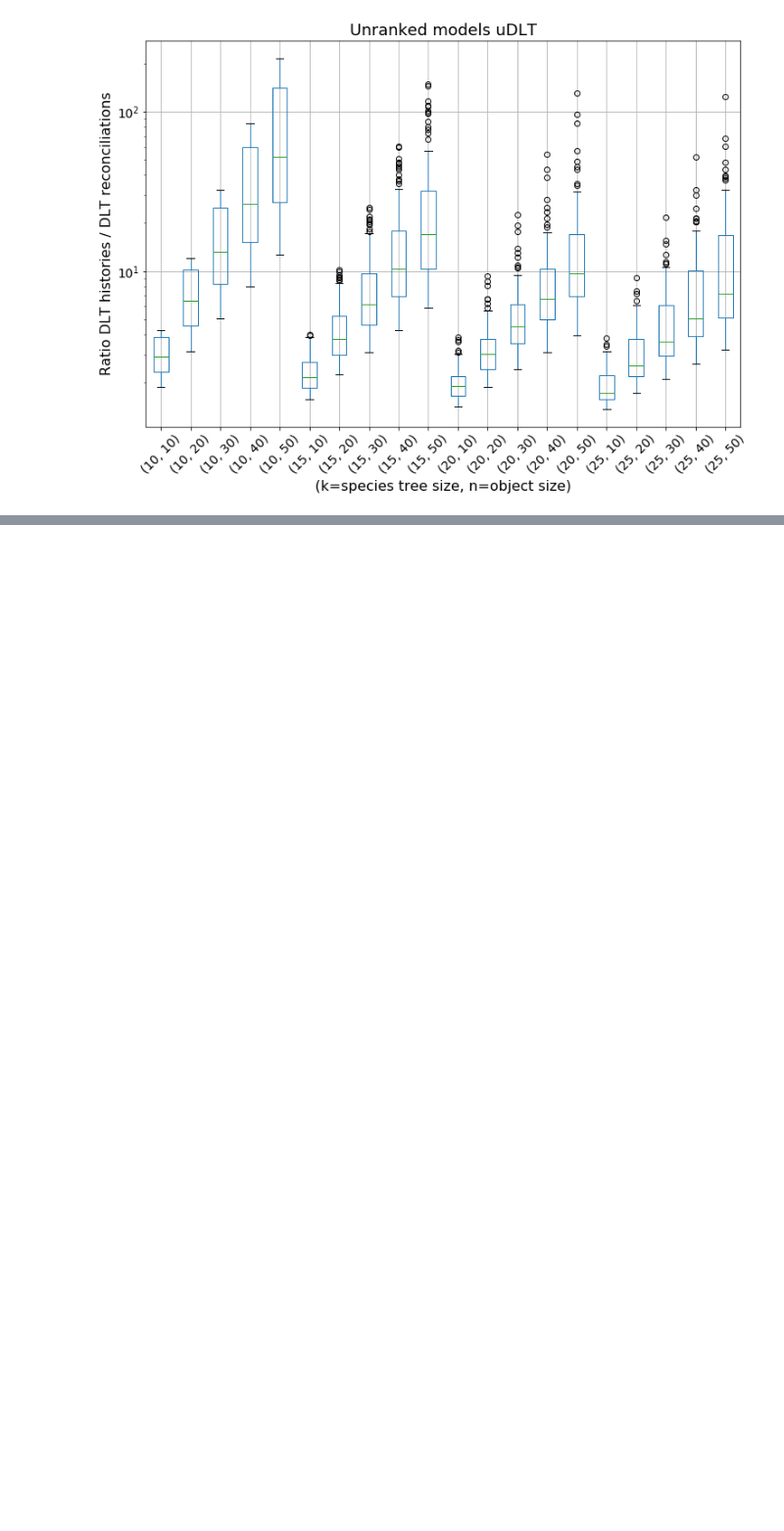
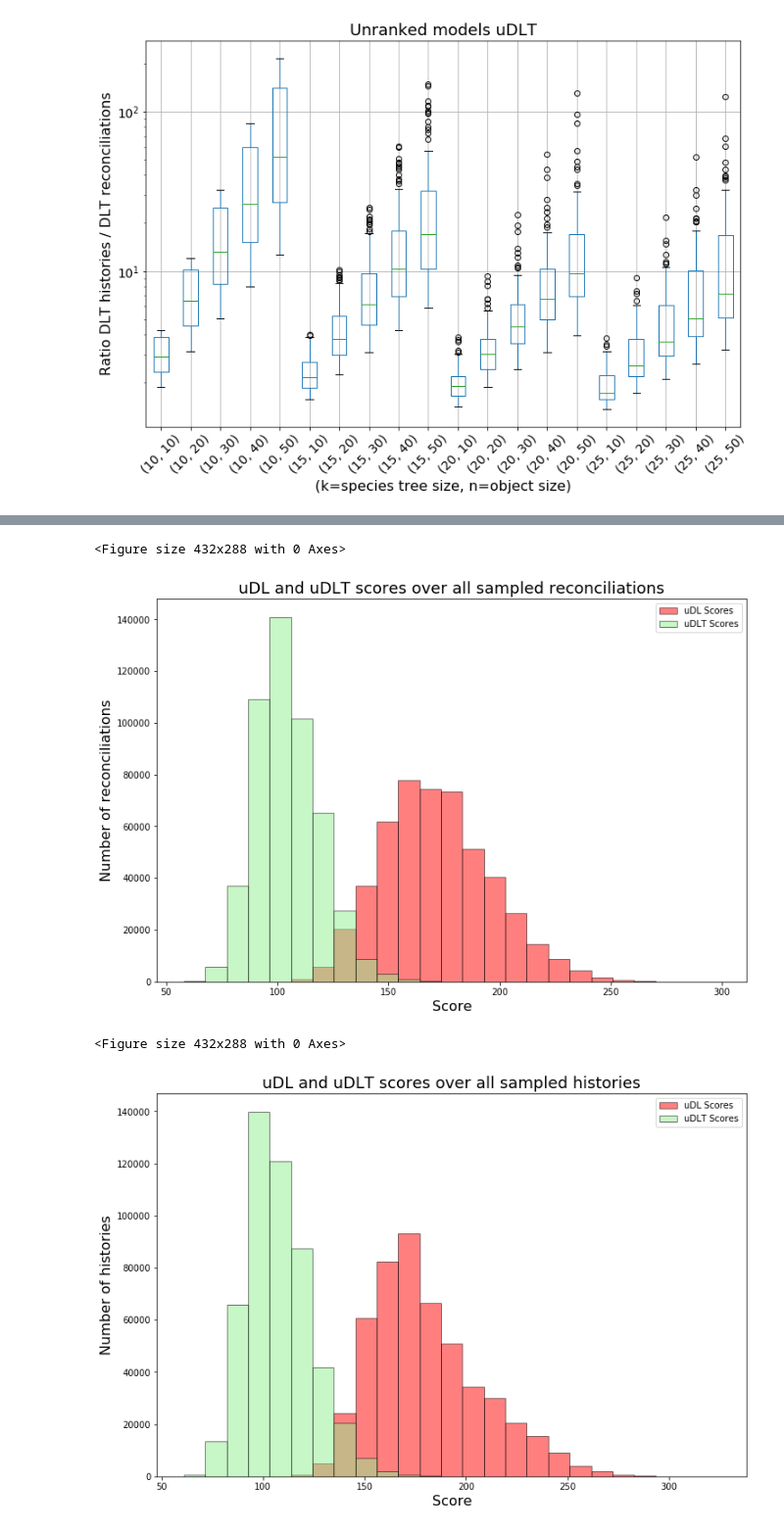
Before and after one commit to cchauve/DLT-Histories, a Jupyter notebook: exp/20-11-2019-Reconciliations/doc/NB1.ipynb, the cells around one changed output, grey strips where cells are left out. Shown at 98% size. Saved outputs shown, nothing was run; the diff lists cells and outputs as text; code cells hidden in the pictures; blank space fills up the shorter version.

Commit message:
sampling notebook and results

```diff
--- a/exp/20-11-2019-Reconciliations/doc/NB1.ipynb
+++ b/exp/20-11-2019-Reconciliations/doc/NB1.ipynb
@@ -47,6 +47,7 @@ N_LIST = [n for n in range(N_MIN,N_MAX+1)]
 PREFIX_UNRANKED    = '../results/unranked'
 PREFIX_RANKED      = '../results/ranked'
 PREFIX_TREES       = '../results/trees'
+PREFIX_SCORES      = '../results/samples'
 # Rankings
 R_MAX  = 10
 R_LIST = [r for r in range(1,R_MAX+1)]
@@ -305,0 +336,5 @@ plt.show()
+# %%
+SCORES_H_16_30_uDL  = read_scores(16,30,'UDL','H',10000)
+SCORES_H_16_30_uDLT = read_scores(16,30,'UDLT','H',10000)
+SCORES_R_16_30_uDL  = read_scores(16,30,'UDL','R',10000)
+SCORES_R_16_30_uDLT = read_scores(16,30,'UDLT','R',10000)
@@ -305,0 +393,35 @@ plt.show()
+# %%
+bins_R_SCORES = np.linspace(min(min(SCORES_R_uDL),min(SCORES_R_uDLT)),max(max(SCORES_R_uDL),max(SCORES_R_uDLT)),NB_BINS)
+
+plt.figure()
+fig = plt.figure(figsize=(12,8))
+ax  = fig.add_subplot(111)
+plt.title('uDL and uDLT scores over all sampled reconciliations', fontsize=14)
+_ = plt.hist(SCORES_R_uDL, bins=bins_R_SCORES, ec='black', color='red', label='uDL Scores', alpha=0.5)
+_ = plt.hist(SCORES_R_uDLT, bins=bins_R_SCORES, ec='black', color='lightgreen', label='uDLT Scores', alpha=0.5)
+ax.title.set_size(18)
+plt.legend(loc='upper right')
+ax.set_xlabel('Score', fontsize=16)
+ax.set_ylabel('Number of reconciliations', fontsize=16)
+plt.savefig('figures/Scores_R_16_30_uDL_uDLT.png')
+plt.show()
+
+bins_H_SCORES = np.linspace(min(min(SCORES_H_uDL),min(SCORES_H_uDLT)),max(max(SCORES_H_uDL),max(SCORES_H_uDLT)),NB_BINS)
+
+plt.figure()
+fig = plt.figure(figsize=(12,8))
+ax  = fig.add_subplot(111)
+plt.title('uDL and uDLT scores over all sampled histories', fontsize=14)
+_ = plt.hist(SCORES_H_uDL, bins=bins_H_SCORES, ec='black', color='red', label='uDL Scores', alpha=0.5)
+_ = plt.hist(SCORES_H_uDLT, bins=bins_H_SCORES, ec='black', color='lightgreen', label='uDLT Scores', alpha=0.5)
+ax.title.set_size(18)
+plt.legend(loc='upper right')
+ax.set_xlabel('Score', fontsize=16)
+ax.set_ylabel('Number of histories', fontsize=16)
+plt.savefig('figures/Scores_H_16_30_uDL_uDLT.png')
+plt.show()
+# %% [output]
+<Figure size 432x288 with 0 Axes>
+[figure, added]
+<Figure size 432x288 with 0 Axes>
+[figure, added]
```
Also changed, not shown: parts of 5 cells of this notebook, 14 other files.
